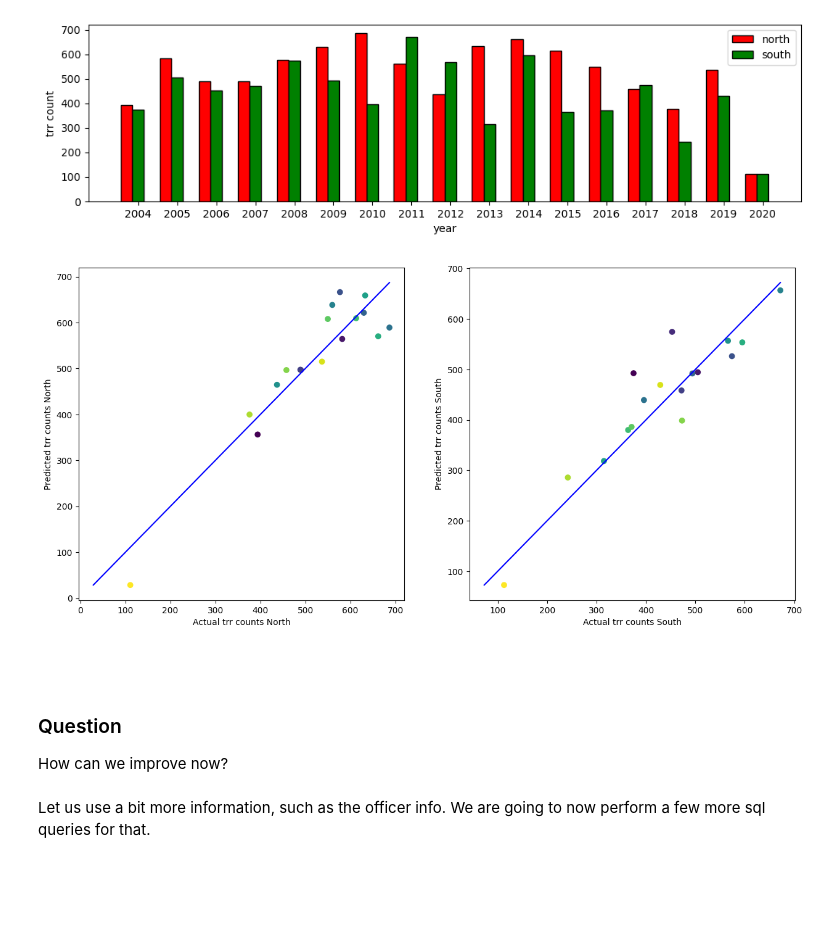
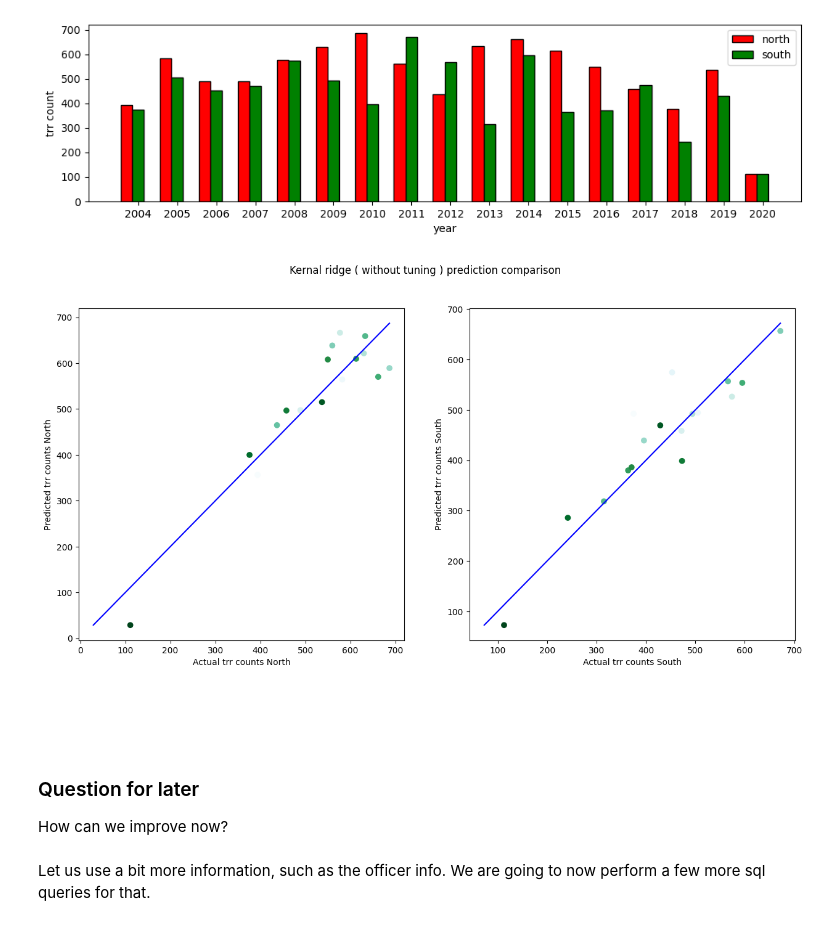
Before and after one commit to ShaliniR8/WiseKingfishers, a Jupyter notebook: cpdbML.ipynb, the cells around one changed output. Saved outputs shown, nothing was run; the diff lists cells and outputs as text; code cells hidden in the pictures; blank space fills up the shorter version.

```diff
--- a/cpdbML.ipynb
+++ b/cpdbML.ipynb
@@ -184,7 +185,7 @@ def barNS(df,years, name = "img.jpg"):
     plt.show()
 
 def bar_pred_NS(df1, df2, years, name = "img.jpg"):
-    barwidth = 0.5
+    barwidth = 0.7
 
     # years = df[df["side"]=='north']["years"] # same for south
     countNorth1 = df1[df1["side"]=='north']["count"]
@@ -192,25 +193,25 @@ def bar_pred_NS(df1, df2, years, name = "img.jpg"):
     countSouth1 = df1[df1["side"]=='south']["count"]
     countSouth2 = df2[df2["side"]=='south']["count"]
 
-    r1 = np.arange(len(countNorth1))
+    r1 = np.arange(4*len(countNorth1), step=4)
     # print(r1)
     r2 = [x + barwidth for x in r1]
     # print(r2)
-
     r3 = [x + 2*barwidth for x in r1]
     # print(r3)
     r4 = [x + 3*barwidth for x in r1]
     # print(r4)
-    fig = plt.subplots(figsize = (12, 12))
-    plt.bar(r1, countNorth1, width=barwidth, color='blue', edgecolor="black", label="north_real")
-    plt.bar(r2, countNorth2, width=barwidth, color='green', edgecolor="red", label="north_prediction")
-    plt.bar(r3, countSouth1, width=barwidth, color='blue', edgecolor="black", label="south_real")
-    plt.bar(r4, countSouth2, width=barwidth, color='green', edgecolor="red", label="south_prediction")
+    plt.figure(figsize = (12, 6))
+    plt.bar(r1, countNorth1, width=barwidth, color='blue', edgecolor="white", label="north_real", alpha = 0.8)
+    plt.bar(r3, countSouth1, width=barwidth, color='orange', edgecolor="white", label="south_real", alpha = 0.8)
+    plt.bar(r2, countNorth2, width=barwidth, color='green', edgecolor="white", label="north_prediction", alpha = 0.8)
+    plt.bar(r4, countSouth2, width=barwidth, color='red', edgecolor="white", label="south_prediction", alpha =0.8)
     plt.xlabel("year")
     plt.ylabel("trr count")
     # print([r + 2*barwidth for r in range(len(countNorth1))])
-    plt.xticks([r + 2*barwidth for r in range(len(countNorth1))], labels = years, rotation=25)
+    plt.xticks([r + 2*barwidth for r in list(np.arange(4*len(countNorth1), step=4))], labels = years, rotation=25)
     plt.legend()
+    plt.title(name)
     plt.savefig("images\\"+name)
     plt.show()
 # %% [markdown]
@@ -326,7 +327,7 @@ for i in range(len(models)):
     reg2 = pipeline.Pipeline(steps =
                              [
                                  ('imputation', zeroImputer),
-                                 ('beatyear',
+                                 ('column_one_hot',
                                    compose.ColumnTransformer([('categorical1', preprocessing.OneHotEncoder(), [0, 1])])
                                   ),
                                  models[i]
@@ -369,5 +366,8 @@ len(pipelines)
 # %%
 def get_counts(est, X_test, y_test, years):
+    steps = est.steps
+    imgName = '_'.join([*map(lambda step: step[0], steps)])
+
     y_pred = pd.DataFrame(est.predict(X_test)).rename(columns={0: 'count'})
     y_testdf = pd.DataFrame(y_test).rename(columns = {0: 'count'})
 
@@ -386,13 +386,14 @@ def get_counts(est, X_test, y_test, years):
     df_pred = temp_pred.reset_index().rename(columns={'sum':'count'})
     df_actual = temp_actual.reset_index().rename(columns={'sum':'count'})
     score = metrics.r2_score(df_pred['count'], df_actual['count'])
-    # bar_pred_NS(df_actual, df_pred, f"pipeline_score_{score}.img")
+    bar_pred_NS(df_actual, df_pred, years, f"{imgName}_score_{score}.jpg")
     return (df_pred, df_actual, years, score)
 # %%
 corrected_results = []
 df_pred, df_actual = None, None
 for i in range(len(pipelines)):
     df_pred, df_actual, years, score = get_counts(pipelines[i], X_test, y_test, years)
+    get_counts(pipelines[i], X_test, y_test, years)
     corrected_results.append(score)
 resultdf['best score'] = corrected_results
 resultdf['features'] = ["beat, side"]*10
@@ -425,26 +428,30 @@ Actual trr counts per year for beats included in test data
 # %%
 fig, (ax1, ax2) = plt.subplots(1,2, figsize=(15,7))
 # plt.figure(figsize=(10,3))
 ax1.scatter(df_actual[df_actual['side']=='north']['count'], df_pred[df_pred['side']=='north']['count'], c=years)
 p1 = max(max(df_actual[df_actual['side']=='north']['count']), max(df_pred[df_pred['side']=='north']['count']))
 p2 = min(min(df_actual[df_actual['side']=='north']['count']), min(df_pred[df_pred['side']=='north']['count']))
 ax1.plot([p1, p2], [p1, p2], 'b-')
 ax1.set_xlabel('Actual trr counts North', fontsize=10)
 ax1.set_ylabel('Predicted trr counts North', fontsize=10)
 
 ax2.scatter(df_actual[df_actual['side']=='south']['count'], df_pred[df_pred['side']=='south']['count'], c=years)
 p1 = max(max(df_actual[df_actual['side']=='south']['count']), max(df_pred[df_pred['side']=='south']['count']))
 p2 = min(min(df_actual[df_actual['side']=='south']['count']), min(df_pred[df_pred['side']=='south']['count']))
 ax2.plot([p1, p2], [p1, p2], 'b-')
 ax2.set_xlabel('Actual trr counts South', fontsize=10)
 ax2.set_ylabel('Predicted trr counts South', fontsize=10)
+plt.set_cmap('BuGn')
+plt.suptitle("Kernal ridge ( without tuning ) prediction comparison")
+plt.savefig("scatterplot_kernalRidge_no_tuning")
 plt.show()
 # %% [output]
-[figure, old version]
+[figure, new version]
 # %% [markdown]
 <br>
+<br>
 # %% [markdown]
-### Question
+### Question for later
 
 How can we improve now?
 # %% [markdown]
```
Also changed, not shown: parts of 4 cells of this notebook, 25 other files.
